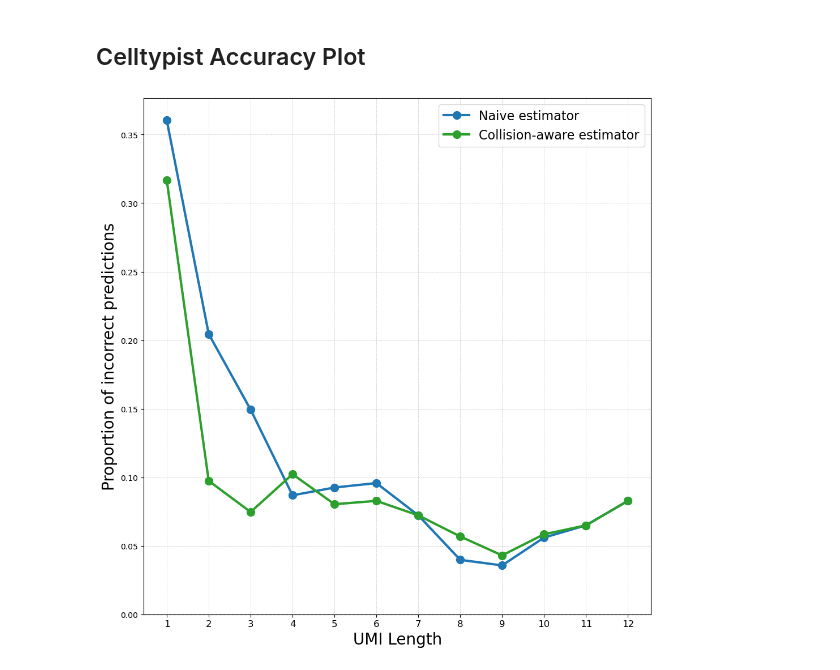
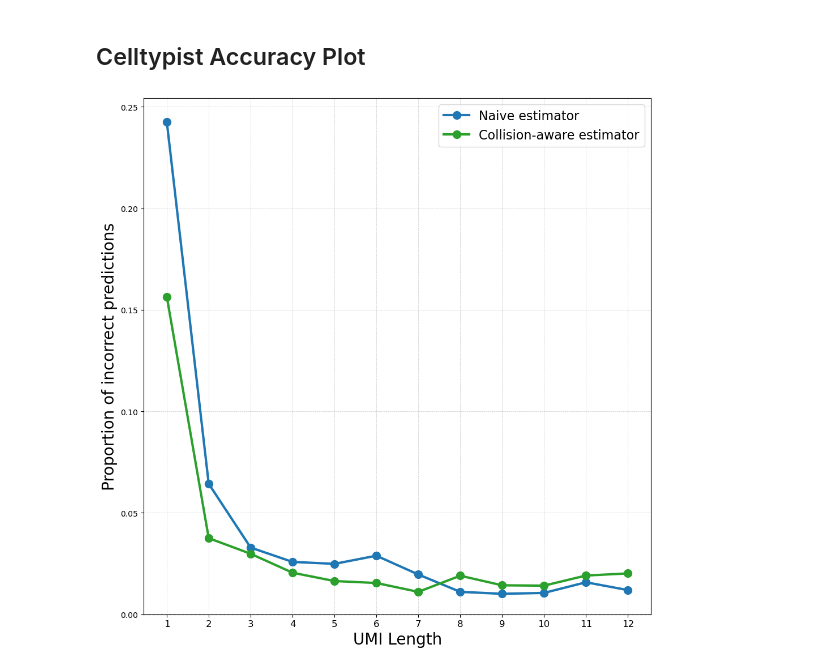
Before and after one commit to agdylan/minimal_UMIs, a Jupyter notebook: figures_ur/manuscript_figures_notebook.ipynb, the cells around one changed output. Cells and saved outputs as stored; diff of their text form; code cells hidden in the pictures.

Commit message:
figure update

```diff
--- a/figures_ur/manuscript_figures_notebook.ipynb
+++ b/figures_ur/manuscript_figures_notebook.ipynb
@@ -6,9 +6,9 @@ import numpy as np
 import matplotlib.pyplot as plt
 
 
-directory = "/data/dagyeman/cellranger/bam_file_analysis/1k_PBMCs/ur_objects/adata_matrices/"  # Directory for 1k_PBMCs
+# directory = "/data/dagyeman/cellranger/bam_file_analysis/1k_PBMCs/ur_objects/adata_matrices/"  # Directory for 1k_PBMCs
 
-# directory = "/data/dagyeman/cellranger/bam_file_analysis/10k_PBMCs/ur_objects/adata_matrices/"    # Directory for 10k PBMCS
+directory = "/data/dagyeman/cellranger/bam_file_analysis/10k_PBMCs/ur_objects/adata_matrices/"    # Directory for 10k PBMCS
 
 adata_dict = {}
 for i in range(1, 13):
@@ -488,9 +488,9 @@ import scanpy as sc
 import numpy as np
 import matplotlib.pyplot as plt
 
-directory = "/data/dagyeman/cellranger/bam_file_analysis/1k_PBMCs/ur_objects/inverted2_adata_matrices/"  # Directory for 1k_PBMCs
+# directory = "/data/dagyeman/cellranger/bam_file_analysis/1k_PBMCs/ur_objects/inverted2_adata_matrices/"  # Directory for 1k_PBMCs
 
-# directory = "/data/dagyeman/cellranger/bam_file_analysis/10k_PBMCs/ur_objects_inverted2_adata_matrices/"    # Directory for 10k PBMCS
+directory = "/data/dagyeman/cellranger/bam_file_analysis/10k_PBMCs/ur_objects/inverted2_adata_matrices/"    # Directory for 10k PBMCS
 
 adata_dict = {}
 for i in range(1, 13):
@@ -501,7 +501,7 @@ print(adata_dict[6])
 
 # Load the ground truth vector
 
-adata_12 = sc.read_h5ad("/data/dagyeman/cellranger/bam_file_analysis/1k_PBMCs/ur_objects/adata_matrices/adata_12.h5ad") #1k_PBMCs
-# adata_12 = sc.read_h5ad("/data/dagyeman/cellranger/bam_file_analysis/10k_PBMCs/ur_objects/adata_matrices/adata_12.h5ad") #10k PBMCs
+# adata_12 = sc.read_h5ad("/data/dagyeman/cellranger/bam_file_analysis/1k_PBMCs/ur_objects/adata_matrices/adata_12.h5ad") #1k_PBMCs
+adata_12 = sc.read_h5ad("/data/dagyeman/cellranger/bam_file_analysis/10k_PBMCs/ur_objects/adata_matrices/adata_12.h5ad") #10k PBMCs
 adata_12
 # %% [output]
@@ -1826,8 +1827,11 @@ import numpy as np
 from collections import Counter
 
 # Paths
-regular_path = "/data/dagyeman/cellranger/bam_file_analysis/1k_PBMCs/ur_objects/adata_matrices/cell_annotations/annotated_adata_matrices"
-inverted_path = "/data/dagyeman/cellranger/bam_file_analysis/1k_PBMCs/ur_objects/inverted2_adata_matrices/cell_annotations/annotated_inv_matrices"
+# regular_path = "/data/dagyeman/cellranger/bam_file_analysis/1k_PBMCs/ur_objects/adata_matrices/cell_annotations/annotated_adata_matrices"
+# inverted_path = "/data/dagyeman/cellranger/bam_file_analysis/1k_PBMCs/ur_objects/inverted2_adata_matrices/cell_annotations/annotated_inv_matrices"
+
+regular_path = "/data/dagyeman/cellranger/bam_file_analysis/10k_PBMCs/ur_objects/adata_matrices/cell_annotations/annotated_adata_matrices"
+inverted_path = "/data/dagyeman/cellranger/bam_file_analysis/10k_PBMCs/ur_objects/inverted2_adata_matrices/cell_annotations/annotated_inv_matrices"
 
 # 1) Load regular annotated adata matrices into a dict
 annotated_ads_reg = {
@@ -1870,32 +1874,32 @@ for i in range(1, 13):
     true_aligned_inv = np.array([consensus_labels[c] for c in present_inv], dtype=str)
     error_vector_inv[i - 1] = np.mean(preds_inv != true_aligned_inv)
 
 # 5) Plot both error curves
 plt.figure(figsize=(10, 10))
 
 # Blue for Naive (Regular)
 plt.plot(
     range(1, 13), error_vector_reg, marker='o', linestyle='-',
     label='Naive estimator', markersize=10, linewidth=3, color='#1f77b4'
 )
 
 # Green for Collision-aware (Inverted)
 plt.plot(
     range(1, 13), error_vector_inv, marker='o', linestyle='-',
     label='Collision-aware estimator', markersize=10, linewidth=3, color='#2ca02c'
 )
 
 plt.xlabel('UMI Length', fontsize=20)
 plt.ylabel('Proportion of incorrect predictions', fontsize=20)
 plt.ylim(bottom=0)
 plt.xticks(range(1, 13), fontsize=12)
 plt.axhline(y=0, color='k', linestyle='--', linewidth=1)
 plt.grid(True, linestyle='--', linewidth=0.5, alpha=0.7)
 plt.legend(fontsize=16)
 plt.tight_layout()
-out_file = "/data/dagyeman/cellranger/bam_file_analysis/figures_ur/manuscript_figures/1k_error_plot_consensus.pdf"
+out_file = "/data/dagyeman/cellranger/bam_file_analysis/figures_ur/manuscript_figures/10k_PBMCs/10k_error_plot_consensus.pdf"
 os.makedirs(os.path.dirname(out_file), exist_ok=True)
 plt.savefig(out_file)
 plt.show()
 # %% [output]
-[figure, old version]
+[figure, new version]
```
Also changed, not shown: parts of 5 cells of this notebook, 4 other files.
